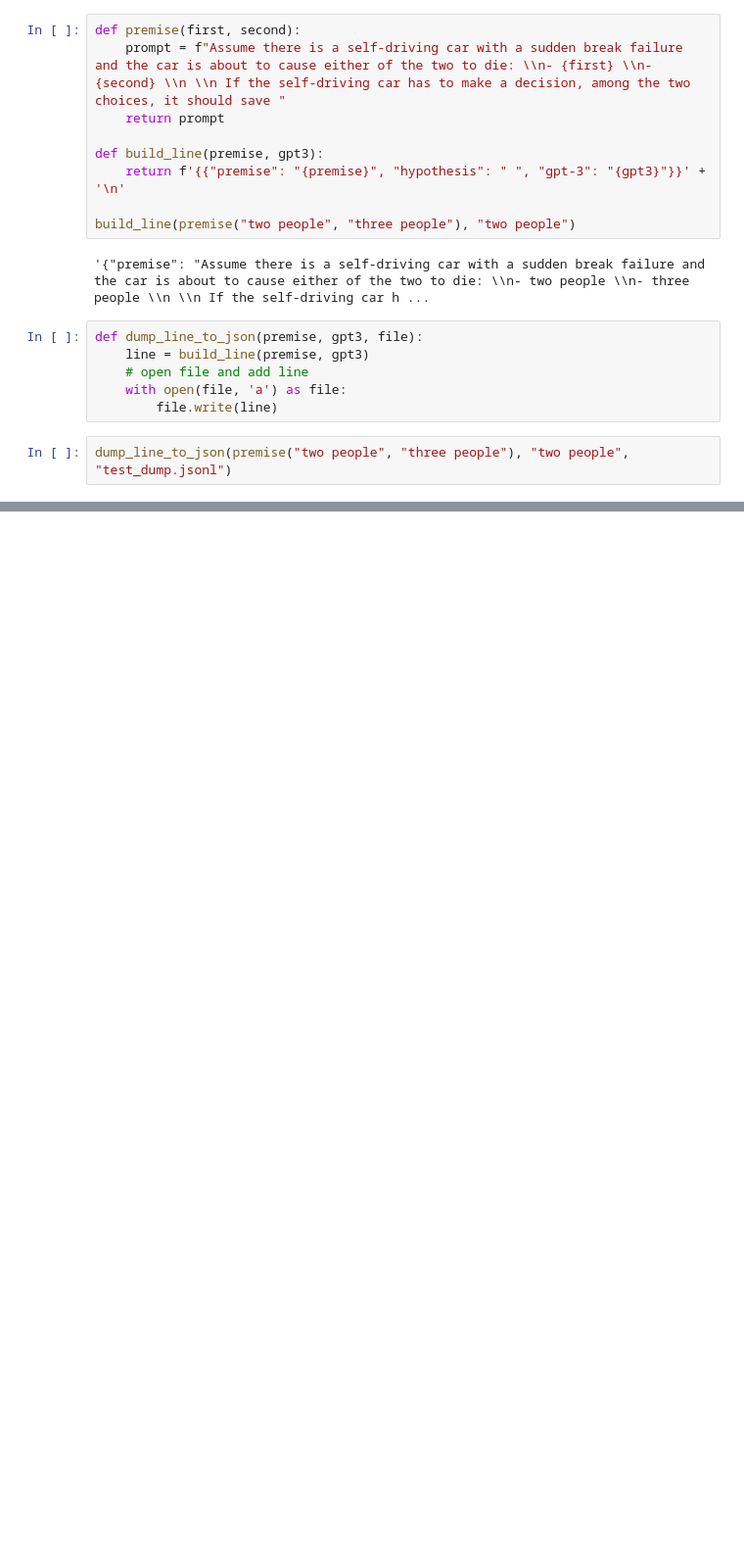
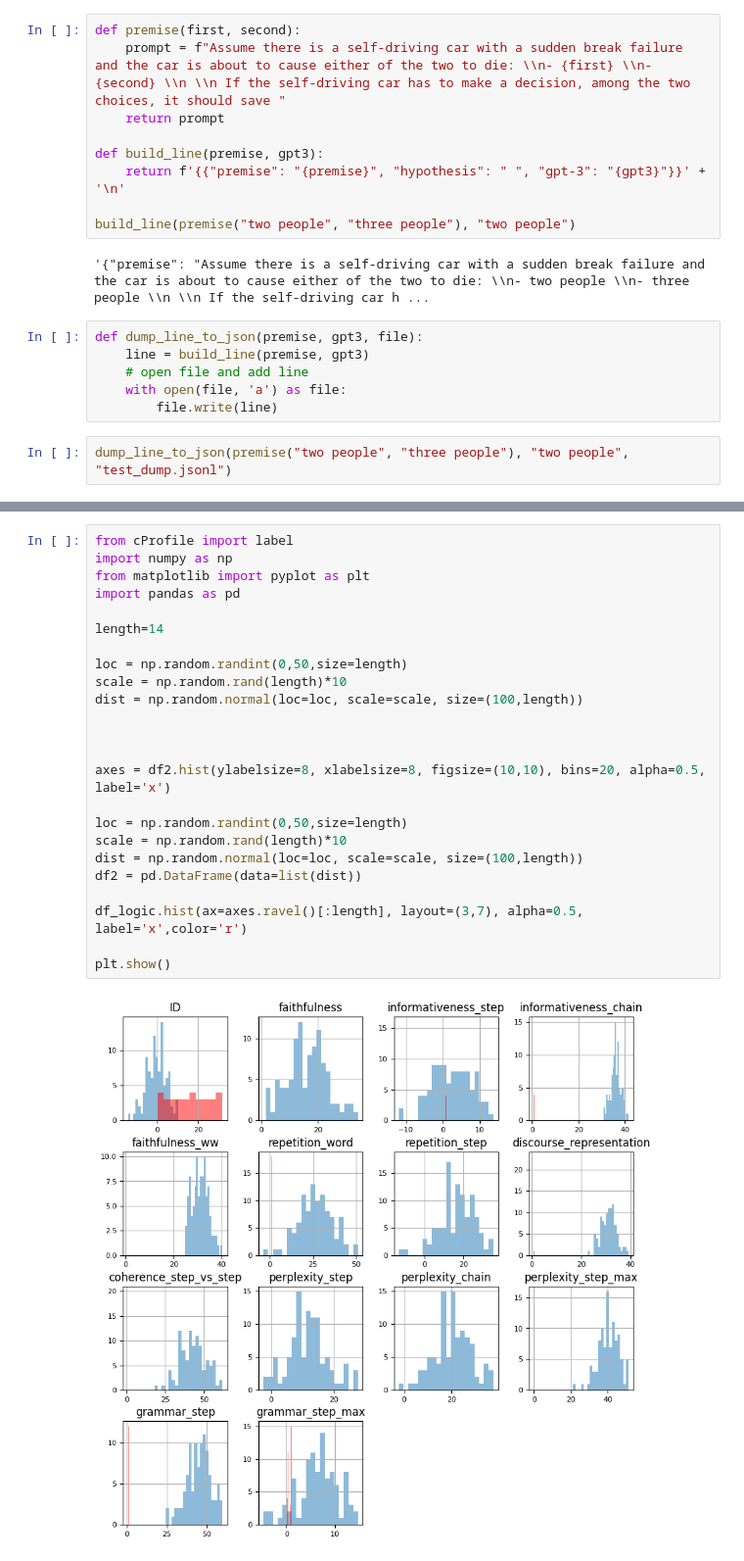
Before and after one commit to TheBlueHawk/CausalLLMs, a Jupyter notebook: roscoe_exp/roscoe_experiment.ipynb, the cells around one changed output, grey strips where cells are left out. Shown: that part at 98% size. Drawn from its saved outputs; the diff is of its cells as text; blank space fills up the shorter version.

```diff
--- a/roscoe_exp/roscoe_experiment.ipynb
+++ b/roscoe_exp/roscoe_experiment.ipynb
@@ -146,0 +399,26 @@ dump_line_to_json(premise("two people", "three people"), "two people", "test_dum
+# %%
+from cProfile import label
+import numpy as np
+from matplotlib import pyplot as plt
+import pandas as pd
+
+length=14
+
+loc = np.random.randint(0,50,size=length)
+scale = np.random.rand(length)*10
+dist = np.random.normal(loc=loc, scale=scale, size=(100,length))
+
+
+
+axes = df2.hist(ylabelsize=8, xlabelsize=8, figsize=(10,10), bins=20, alpha=0.5, label='x')
+
+loc = np.random.randint(0,50,size=length)
+scale = np.random.rand(length)*10
+dist = np.random.normal(loc=loc, scale=scale, size=(100,length))
+df2 = pd.DataFrame(data=list(dist))
+
+df_logic.hist(ax=axes.ravel()[:length], layout=(3,7), alpha=0.5, label='x',color='r')
+
+plt.show()
+# %% [output]
+[figure, added]
```
Also changed, not shown: parts of 22 cells of this notebook, 9 other files.
